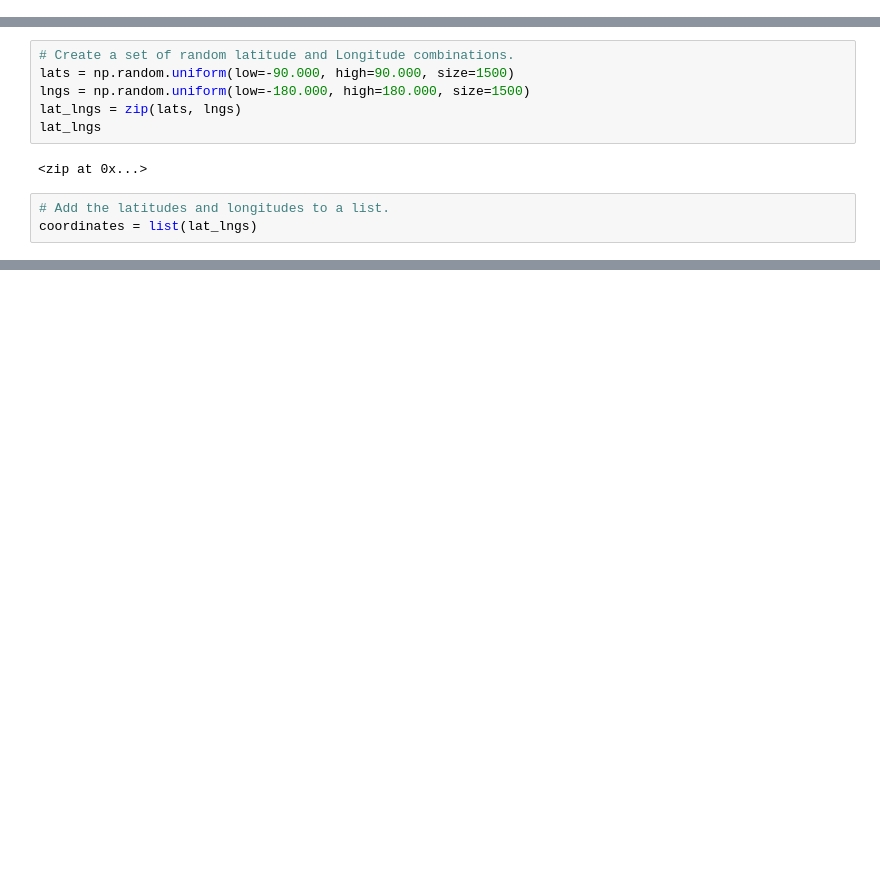
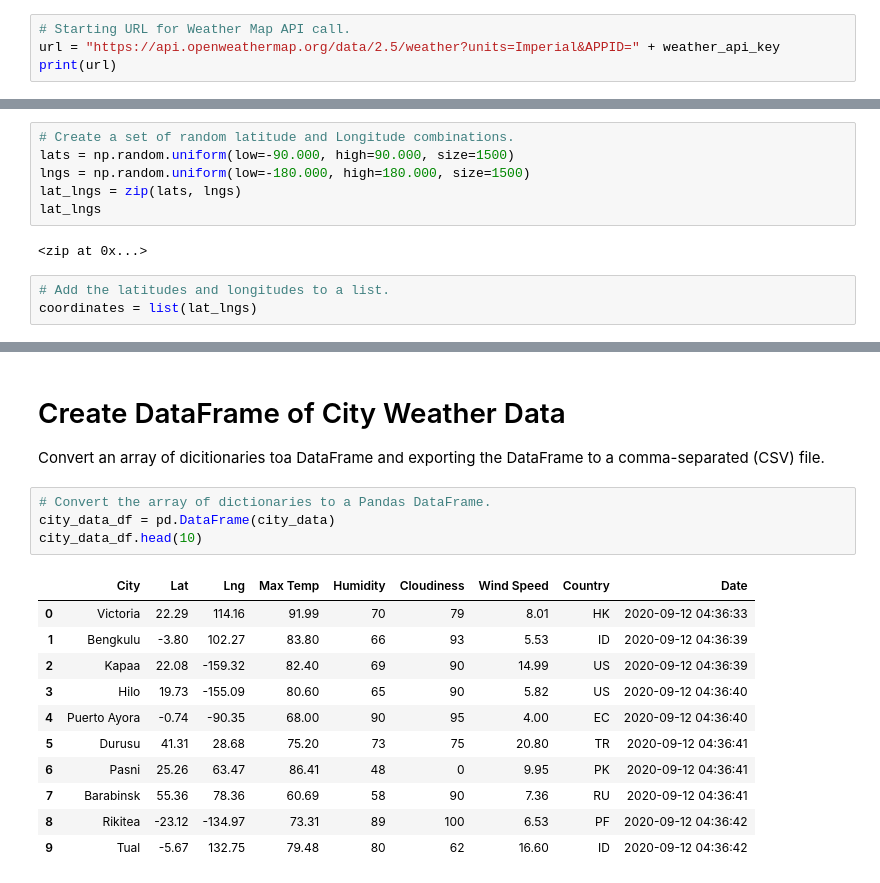
Before and after one commit to xher95/World_Weather_Analysis, a Jupyter notebook: WeatherPy.ipynb, the cells around one changed output, grey strips where cells are left out. Saved outputs shown, nothing was run; the diff lists cells and outputs as text; blank space fills up the shorter version.

Commit message:
Adding WeatherPy.ipynb and .gitignore modifications.

```diff
--- a/WeatherPy.ipynb
+++ b/WeatherPy.ipynb
@@ -12,0 +20,4 @@ from citipy import citipy
+# %%
+# Starting URL for Weather Map API call.
+url = "https://api.openweathermap.org/data/2.5/weather?units=Imperial&APPID=" + weather_api_key
+print(url)
@@ -37,0 +129,19 @@ len(cities)
+# %% [markdown]
+# Create DataFrame of City Weather Data
+Convert an array of dicitionaries toa DataFrame and exporting the DataFrame to a comma-separated (CSV) file.
+# %%
+# Convert the array of dictionaries to a Pandas DataFrame.
+city_data_df = pd.DataFrame(city_data)
+city_data_df.head(10)
+# %% [output]
+|  | City | Lat | Lng | Max Temp | Humidity | Cloudiness | Wind Speed | Country | Date |
+| 0 | Victoria | 22.29 | 114.16 | 91.99 | 70 | 79 | 8.01 | HK | 2020-09-12 04:36:33 |
+| 1 | Bengkulu | -3.80 | 102.27 | 83.80 | 66 | 93 | 5.53 | ID | 2020-09-12 04:36:39 |
+| 2 | Kapaa | 22.08 | -159.32 | 82.40 | 69 | 90 | 14.99 | US | 2020-09-12 04:36:39 |
+| 3 | Hilo | 19.73 | -155.09 | 80.60 | 65 | 90 | 5.82 | US | 2020-09-12 04:36:40 |
+| 4 | Puerto Ayora | -0.74 | -90.35 | 68.00 | 90 | 95 | 4.00 | EC | 2020-09-12 04:36:40 |
+| 5 | Durusu | 41.31 | 28.68 | 75.20 | 73 | 75 | 20.80 | TR | 2020-09-12 04:36:41 |
+| 6 | Pasni | 25.26 | 63.47 | 86.41 | 48 | 0 | 9.95 | PK | 2020-09-12 04:36:41 |
+| 7 | Barabinsk | 55.36 | 78.36 | 60.69 | 58 | 90 | 7.36 | RU | 2020-09-12 04:36:41 |
+| 8 | Rikitea | -23.12 | -134.97 | 73.31 | 89 | 100 | 6.53 | PF | 2020-09-12 04:36:42 |
+| 9 | Tual | -5.67 | 132.75 | 79.48 | 80 | 62 | 16.60 | ID | 2020-09-12 04:36:42 |
```
Also changed, not shown: parts of 8 cells of this notebook, 1 other file.
